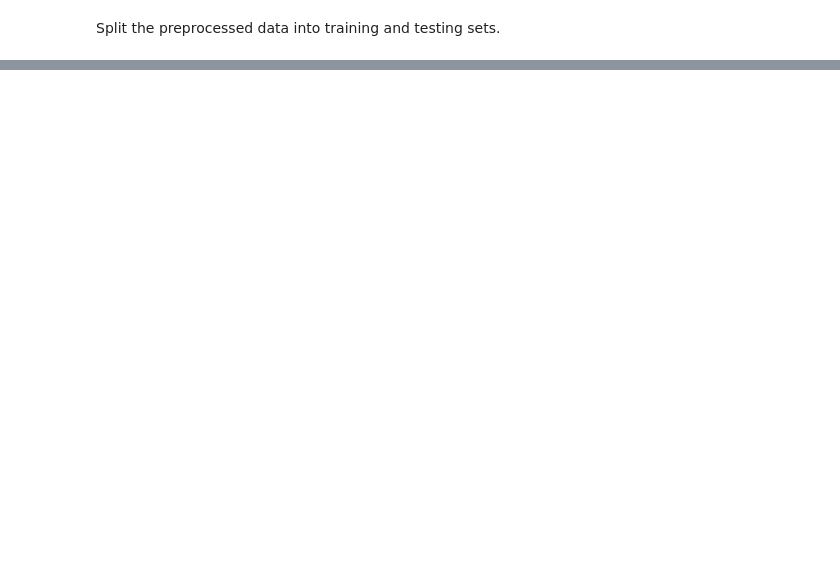
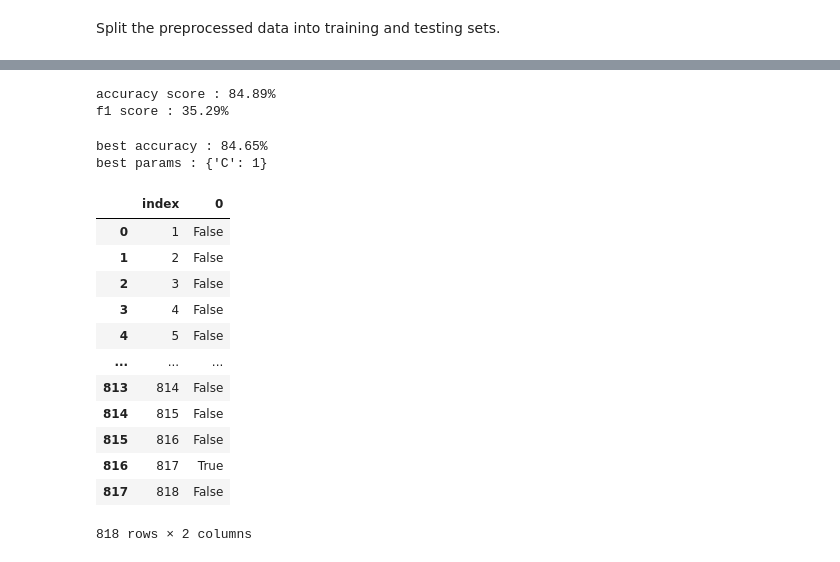
Before and after one commit to Linahwail/task_machine_learning_model, a Jupyter notebook: task.ipynb, the cells around one changed output, grey strips where cells are left out. Cells and saved outputs as stored; diff of their text form; code cells hidden in the pictures; blank space fills up the shorter version.

```diff
--- a/task.ipynb
+++ b/task.ipynb
@@ -563,0 +649,64 @@ rates. You can start with simple models like logistic regression or decision tre
+# %%
+from sklearn.neighbors import KNeighborsClassifier
+# Define the K Neighbors Classifier
+knn_model = KNeighborsClassifier(n_neighbors=5)
+
+# Fit the K Neighbors Classifier
+knn_model.fit(X_train, y_train)
+
+# Make predictions on the test set
+y_pred = knn_model.predict(X_test)
+
+# Evaluate the accuracy of the model
+accuracy = accuracy_score(y_test, y_pred)
+print(f'accuracy score : {round(accuracy*100,2)}%')
+
+xgb_f1score = f1_score(y_test,y_pred)
+print(f'f1 score : {round(xgb_f1score*100,2)}%')
+# %% [output]
+accuracy score : 84.89%
+f1 score : 35.29%
+# %%
+from sklearn.model_selection import GridSearchCV
+
+svc_params = {
+    'C':[0.1,1,10],
+}
+
+grid_search = GridSearchCV(estimator=svc_clf,param_grid=svc_params,cv=3)
+grid_search.fit(X_train,y_train)
+best_model = grid_search.best_estimator_
+
+final_predictions = best_model.predict(X_test)
+
+print(f'best accuracy : {round(grid_search.best_score_*100,2)}%')
+print(f'best params : {grid_search.best_params_}')
+# %% [output]
+best accuracy : 84.65%
+best params : {'C': 1}
+# %%
+# y_df= pd.DataFrame(final_predictions, columns=['Y'])
+
+# df_test = df_test.drop(columns=['Y'])
+
+final_predictions = best_model.predict(df_test)
+
+final_predictions = pd.DataFrame(final_predictions)
+final_predictions.index = np.arange(1, len(final_predictions)+1 )
+final_predictions = final_predictions.reset_index().rename({'index': 'ID'})
+# final_predictions['ID'] = [x+1 for x in final_predictions['ID']]
+final_predictions
+# %% [output]
+|  | index | 0 |
+| 0 | 1 | False |
+| 1 | 2 | False |
+| 2 | 3 | False |
+| 3 | 4 | False |
+| 4 | 5 | False |
+| ... | ... | ... |
+| 813 | 814 | False |
+| 814 | 815 | False |
+| 815 | 816 | False |
+| 816 | 817 | True |
+| 817 | 818 | False |
+818 rows × 2 columns
```
Also changed, not shown: parts of 54 cells of this notebook, 2 other files.
